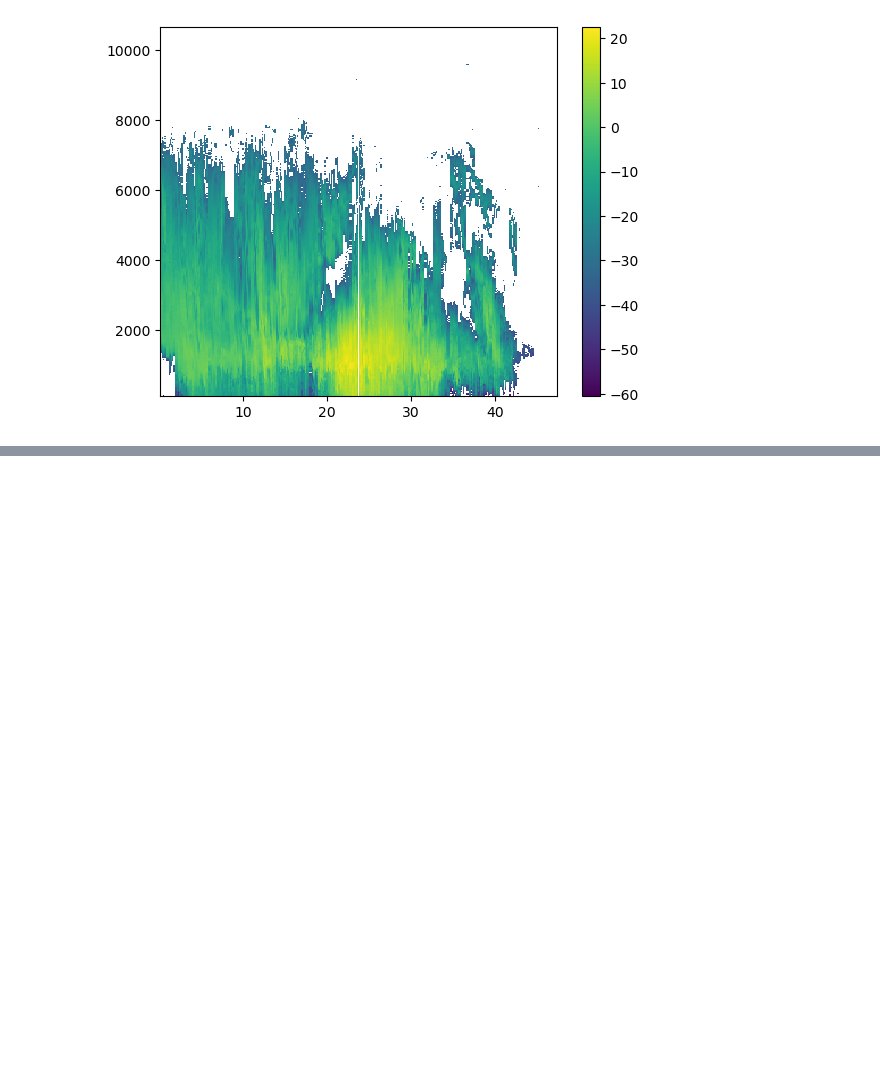
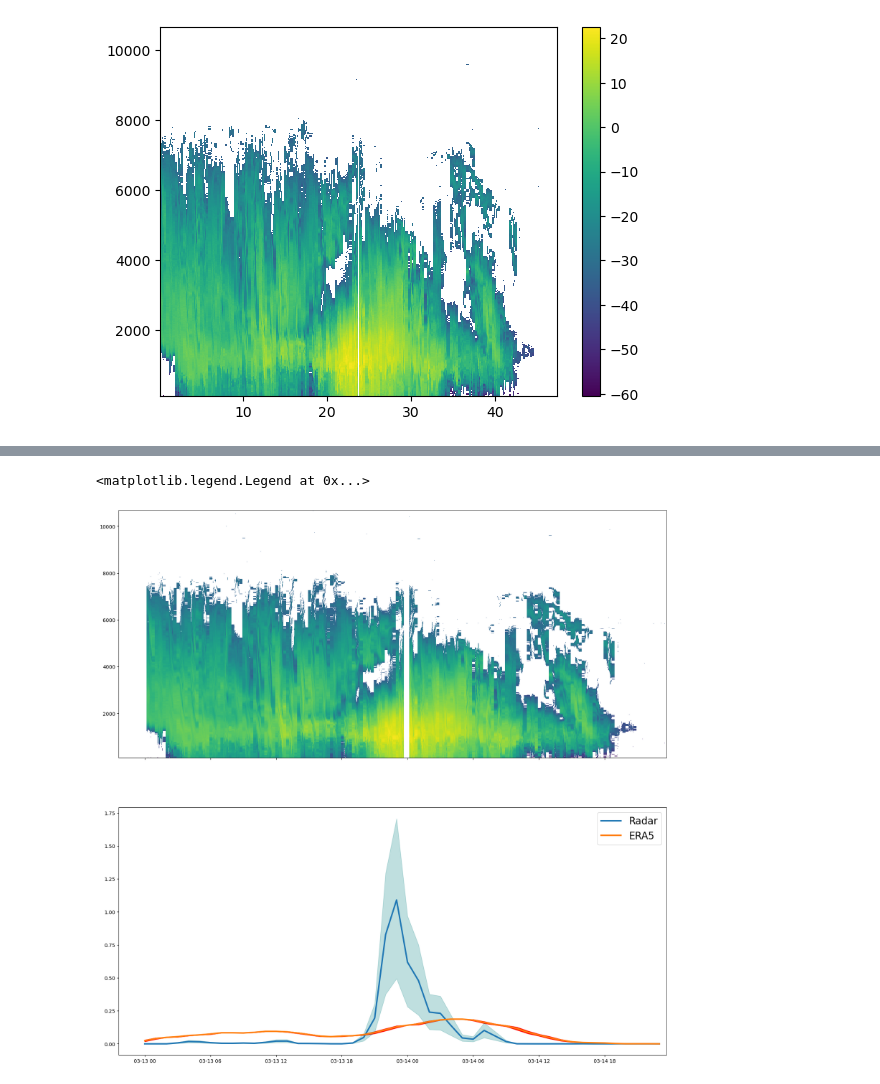
Before and after one commit to Troll-Observing-Network/neumayer-snowfall, a Jupyter notebook: TrollMarchAccum.ipynb, the cells around one changed output, grey strips where cells are left out. Saved outputs shown, nothing was run; the diff lists cells and outputs as text; code cells hidden in the pictures; blank space fills up the shorter version.

```diff
--- a/TrollMarchAccum.ipynb
+++ b/TrollMarchAccum.ipynb
@@ -788,0 +802,17 @@ plt.colorbar()
+# %%
+fig, (ax1, ax2) = plt.subplots(2, 1, figsize=(20, 20), sharex=True)
+
+# Plot both colormeshes on the top axis
+mesh1 = ax1.pcolormesh(datetime1, height, dbz1.T, shading='auto')
+mesh2 = ax1.pcolormesh(datetime2, height, dbz2.T, shading='auto')
+#cbar = fig.colorbar(mesh1, ax=ax1, orientation='horizontal', label='dBZ')
+#cbar.set_label('dBZ', fontsize=20)
+
+ax2.plot(x_time, hourly_accum_array, label='Radar', linewidth=3)
+ax2.plot(x_time, (marchMinMod+marchMaxMod)/2, label='ERA5', linewidth=3)
+ax2.fill_between(x_time, marchMinMod, marchMaxMod, color='red')
+ax2.fill_between(x_time, hourly_accum_array_upper, hourly_accum_array_lower, color='teal', alpha=0.25)
+ax2.legend(fontsize=20)
+# %% [output]
+<matplotlib.legend.Legend at 0x...>
+[figure, added]
```
Also changed, not shown: parts of 4 cells of this notebook, 4 other files.
